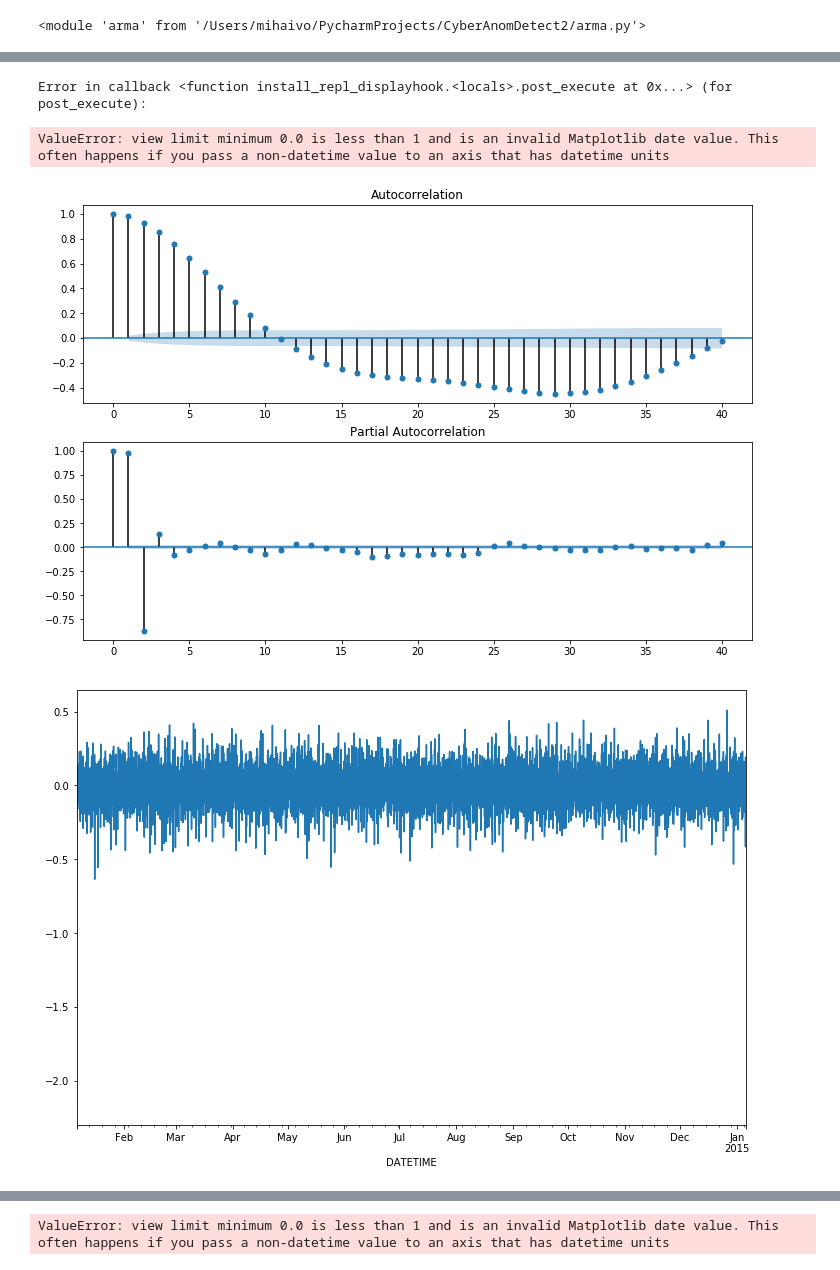
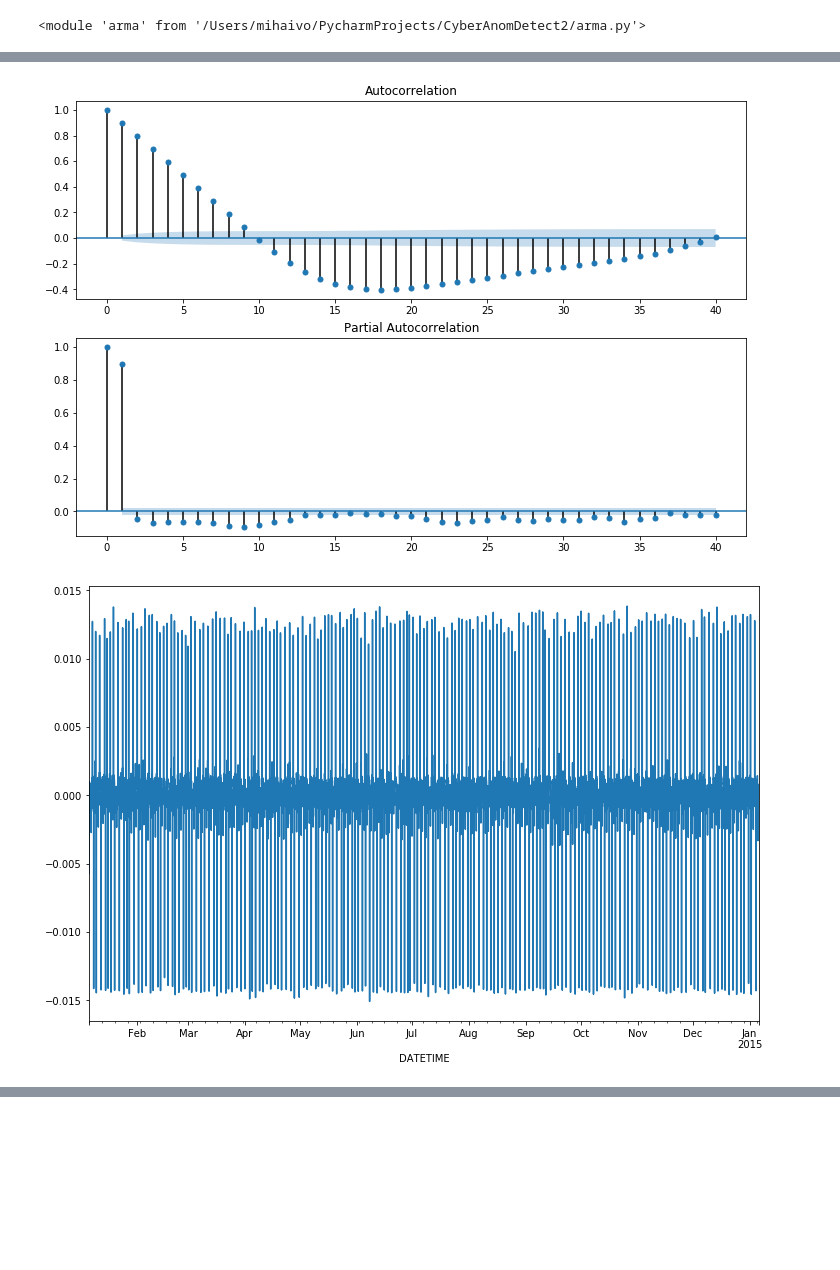
Before and after one commit to simionAndrei/CyberAnomDetect2, a Jupyter notebook: Arma.ipynb, the cells around one changed output, grey strips where cells are left out. Cells and saved outputs as stored; diff of their text form; code cells hidden in the pictures; blank space fills up the shorter version.

```diff
--- a/Arma.ipynb
+++ b/Arma.ipynb
@@ -121,3 +305,3 @@ series.head()
 # %%
-arma.answer(series, 'L_T1', 2, 0)
+m = arma.answer(series, 'P_J280', 2, 0, 0, "P_J280.manual.png")
 # %% [output]
@@ -142,4 +325,2 @@ ValueError: view limit minimum 0.0 is less than 1 and is an invalid Matplotlib d
-Error in callback <function install_repl_displayhook.<locals>.post_execute at 0x...> (for post_execute):
-ValueError: view limit minimum 0.0 is less than 1 and is an invalid Matplotlib date value. This often happens if you pass a non-datetime value to an axis that has datetime units
-[figure, old version]
+[figure, new version]
-[figure, old version]
+[figure, new version]
@@ -147 +327,0 @@ ValueError: view limit minimum 0.0 is less than 1 and is an invalid Matplotlib d
-ValueError: view limit minimum 0.0 is less than 1 and is an invalid Matplotlib date value. This often happens if you pass a non-datetime value to an axis that has datetime units
```
Also changed, not shown: parts of 27 cells of this notebook, 2 other files.
